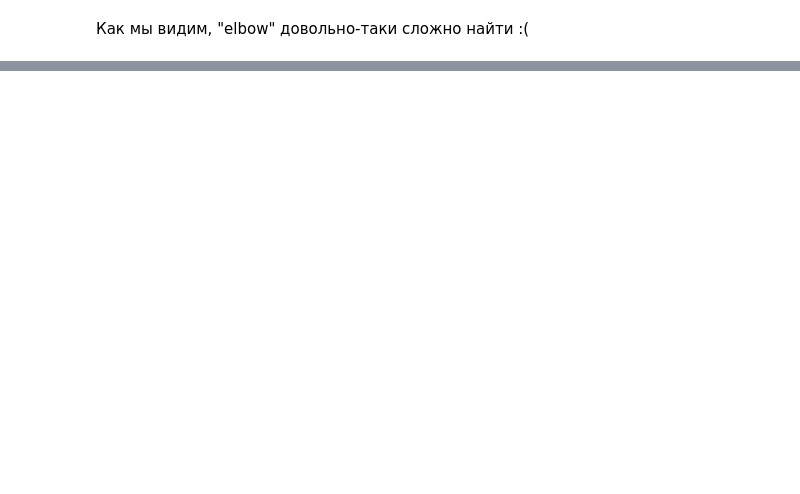
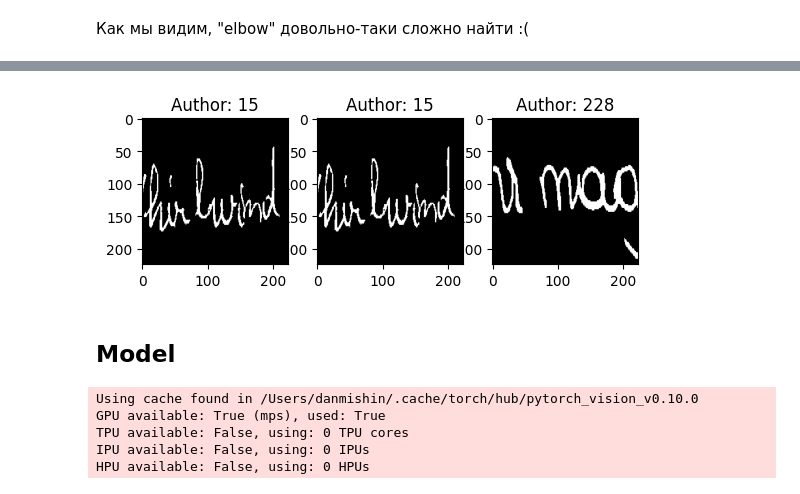
Before and after one commit to JungleTryne/WriterIdentification, a Jupyter notebook: model.ipynb, the cells around one changed output, grey strips where cells are left out. Saved outputs shown, nothing was run; the diff lists cells and outputs as text; code cells hidden in the pictures; blank space fills up the shorter version.

```diff
--- a/model.ipynb
+++ b/model.ipynb
@@ -521,0 +426,23 @@ visualize_number_of_clusters(vlads)
+# %%
+from datasets.line_segment import LineSegmentsDataset
+segments_dataset = LineSegmentsDataset(LINES_OUTPUT_PATH, debug=True)
+# %%
+img = segments_dataset[14]
+img_can_link = segments_dataset.get_random_pair(img["author_id"], True)
+img_cannot_link = segments_dataset.get_random_pair(img["author_id"], False)
+
+f, ax = plt.subplots(1,3)
+ax[0].imshow(torch.permute(img["image_tensor"], (1, 2, 0)))
+ax[0].title.set_text(f"Author: {img['author_id']}")
+
+ax[1].imshow(torch.permute(img_can_link["image_tensor"], (1, 2, 0)))
+ax[1].title.set_text(f"Author: {img_can_link['author_id']}")
+
+ax[2].imshow(torch.permute(img_cannot_link["image_tensor"], (1, 2, 0)))
+ax[2].title.set_text(f"Author: {img_cannot_link['author_id']}")
+
+pass
+# %% [output]
+[figure, added]
+# %% [markdown]
+## Model
@@ -521,0 +500,14 @@ visualize_number_of_clusters(vlads)
+# %%
+model = SiameseNN(segments_dataset)
+
+trainer = pl.Trainer(
+    accelerator='gpu',
+    max_epochs=1,
+    profiler="advanced"
+)
+# %% [output]
+Using cache found in /Users/danmishin/.cache/torch/hub/pytorch_vision_v0.10.0
+GPU available: True (mps), used: True
+TPU available: False, using: 0 TPU cores
+IPU available: False, using: 0 IPUs
+HPU available: False, using: 0 HPUs
```
Also changed, not shown: parts of 20 cells of this notebook, 12 other files.
